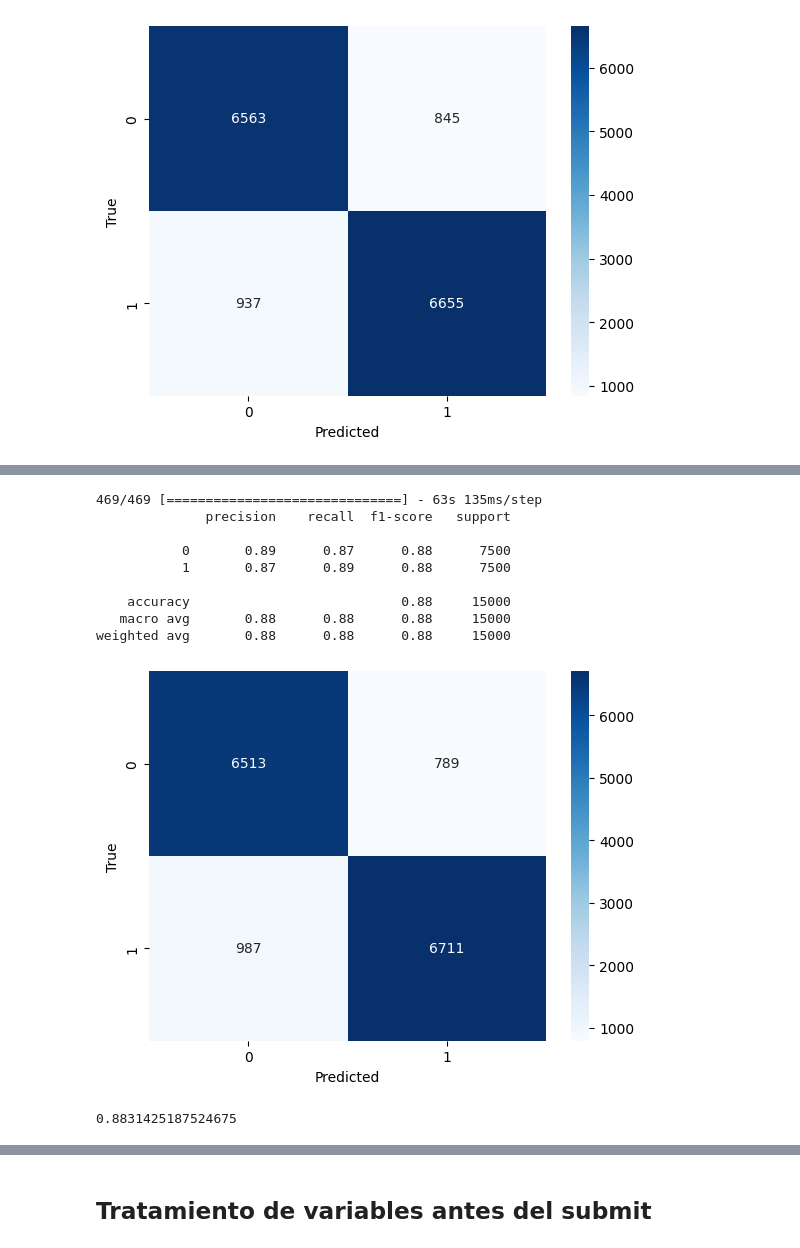
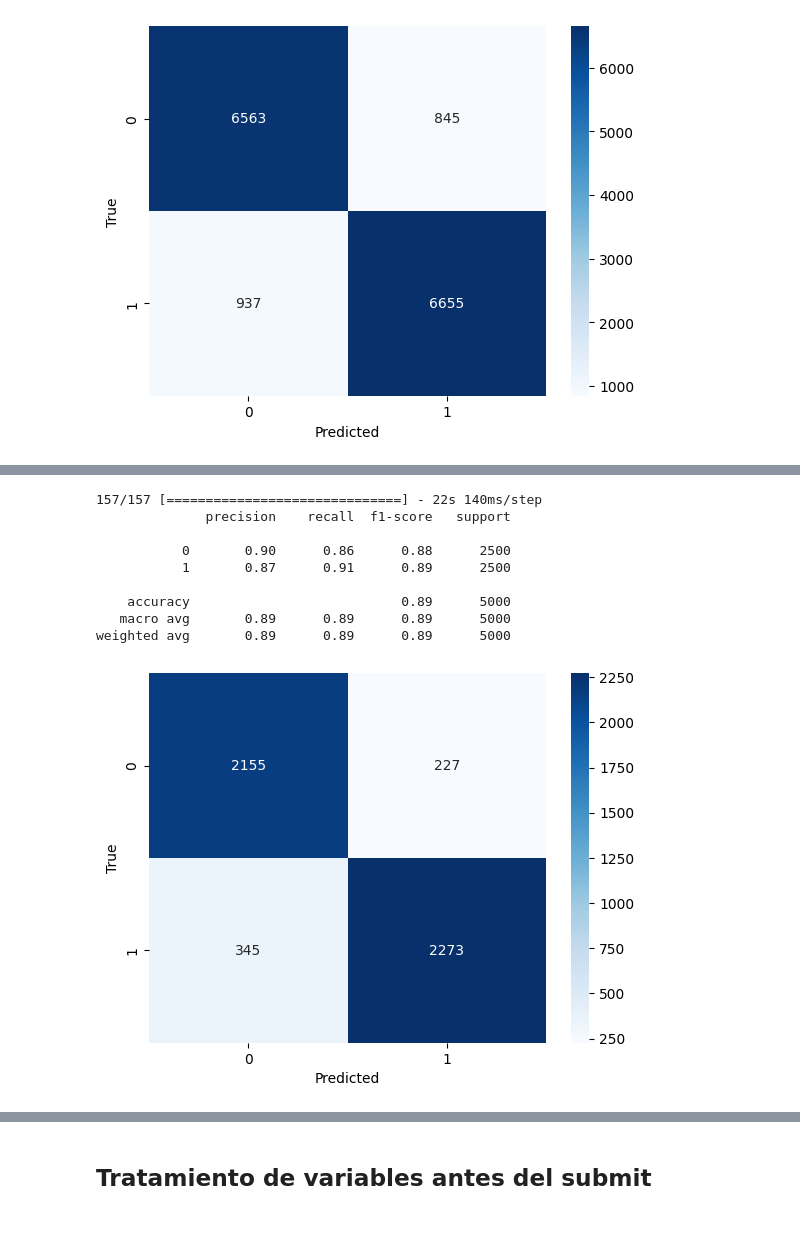
Before and after one commit to franciscoL0pez/TrabajosPracticosOrganizacionDeDatos1C2023, a Jupyter notebook: 7506R-1C2023-GRUPO17.ipynb, the cells around one changed output, grey strips where cells are left out. Cells and saved outputs as stored; diff of their text form; code cells hidden in the pictures.

Commit message:
Modifico red neuronal

```diff
--- a/7506R-1C2023-GRUPO17.ipynb
+++ b/7506R-1C2023-GRUPO17.ipynb
@@ -322,6 +322,19 @@ from tensorflow import keras
 from tensorflow.keras import layers
 from tensorflow.keras.preprocessing.text import Tokenizer
 from tensorflow.keras.preprocessing.sequence import pad_sequences
+# %%
+#Creo un dataset con los features que voy a usar para clasificar
+df_train_x = df_train['review_es']
+
+#Creo un dataset con la variable target
+df_train_y = df_train['sentimiento_1'].copy()
+
+#Genero los conjuntos de train y test
+x_train, x_test, y_train, y_test = train_test_split(df_train_x,
+                                                    df_train_y,
+                                                    test_size=0.1,  #proporcion 90/10
+                                                    random_state=2,
+                                                    stratify=df_train_y.values) #semilla
 # %%
 # Tokenizar los datos de texto
 tokenizer = Tokenizer()
@@ -402,20 +413,18 @@ Cambio los epochs para mejorar el resultado
 # %%
-# Tokenizar los datos de texto
+# Convertir los textos en secuencias numéricas
 tokenizer = Tokenizer()
 tokenizer.fit_on_texts(x_train)
 vocab_size = len(tokenizer.word_index) + 1
 
-# Convertir los textos en secuencias numéricas
 x_train_seq = tokenizer.texts_to_sequences(x_train)
 x_test_seq = tokenizer.texts_to_sequences(x_test)
 
-# Asegurarse de que todas las secuencias tengan la misma longitud
 max_seq_length = max(len(seq) for seq in x_train_seq)
 x_train_seq = pad_sequences(x_train_seq, maxlen=max_seq_length)
 x_test_seq = pad_sequences(x_test_seq, maxlen=max_seq_length)
 
-# Construir el modelo de red neuronal
-model = keras.Sequential([
+# Construyo el modelo de red neuronal
+model_rn = keras.Sequential([
     layers.Embedding(vocab_size, 100, input_length=max_seq_length),
     layers.Conv1D(128, 5, activation='relu'),
     layers.GlobalMaxPooling1D(),
@@ -423,9 +432,7 @@ model = keras.Sequential([
     layers.Dense(1, activation='sigmoid')
 ])
 
-# Compilar el modelo
-model.compile(keras.optimizers.Adam(learning_rate=0.001), loss='binary_crossentropy', metrics=['accuracy',keras.metrics.Precision()])
-
-# Entrenar el modelo
-history = model.fit(x_train_seq, y_train, epochs=4, batch_size=16, validation_data=(x_test_seq, y_test))
+# Compilamos y entrenamos el modelo
+model_rn.compile(keras.optimizers.Adam(learning_rate=0.001), loss='binary_crossentropy', metrics=['accuracy',keras.metrics.Precision()])
+fit_model = model_rn.fit(x_train_seq, y_train, epochs=1, batch_size=16, validation_data=(x_test_seq, y_test))
 # %% [output]
@@ -440,24 +440,19 @@ Epoch 4/4
 # %%
-y_predic_ = model.predict(x_test_seq)
-y_predic_cat = np.where(y_predic_>0.4,1,0) #Seteamos un corte en los datos para determinar si cancelo o no
+y_predic_ = model_rn.predict(x_test_seq)
+y_predic_cat = np.where(y_predic_>0.471,1,0) #Seteamos un corte en los datos para determinar si cancelo o no
 
 ds_validacion=pd.DataFrame(y_predic_cat,y_test).reset_index() #Armamos un dataset
 ds_validacion.columns=['y_pred','y_real'] #Nombramos las columnas
 
 metricas(ds_validacion.y_pred,ds_validacion.y_real) #Dividimos el dataset
 # %% [output]
-469/469 [==============================] - 63s 135ms/step
+157/157 [==============================] - 22s 140ms/step
               precision    recall  f1-score   support
 
-           0       0.89      0.87      0.88      7500
-           1       0.87      0.89      0.88      7500
+           0       0.90      0.86      0.88      2500
+           1       0.87      0.91      0.89      2500
 
-    accuracy                           0.88     15000
-   macro avg       0.88      0.88      0.88     15000
-weighted avg       0.88      0.88      0.88     15000
+    accuracy                           0.89      5000
+   macro avg       0.89      0.89      0.89      5000
+weighted avg       0.89      0.89      0.89      5000
-[figure, old version]
+[figure, new version]
-# %%
-f1 = f1_score(ds_validacion.y_real, ds_validacion.y_pred)
-print(f1)
-# %% [output]
-0.8831425187524675
```
Also changed, not shown: parts of 7 cells of this notebook, 1 other file.
